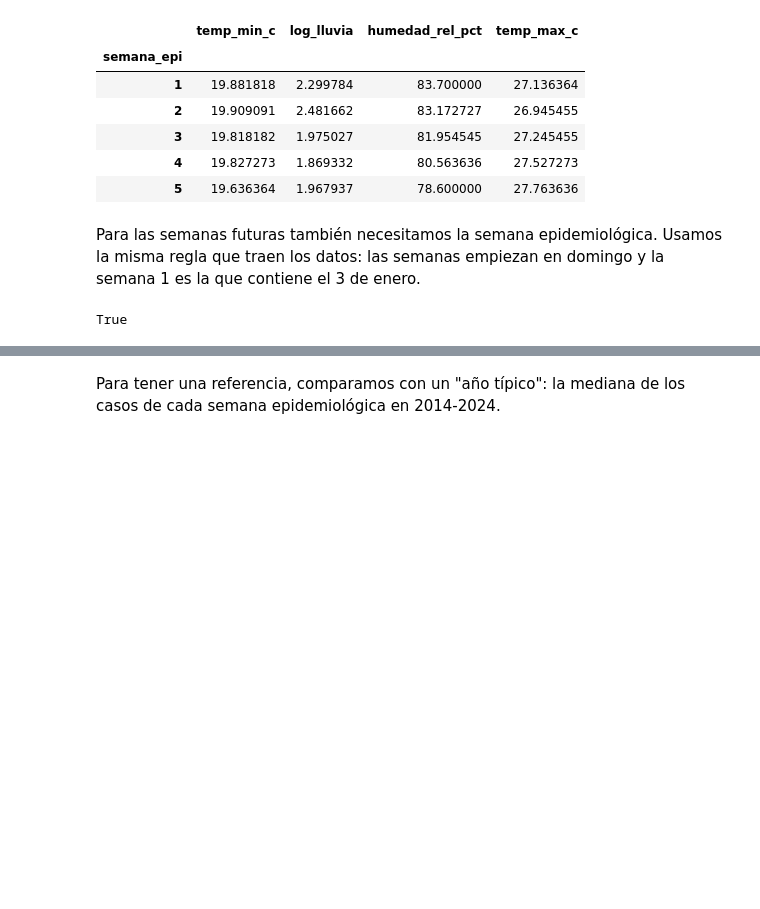
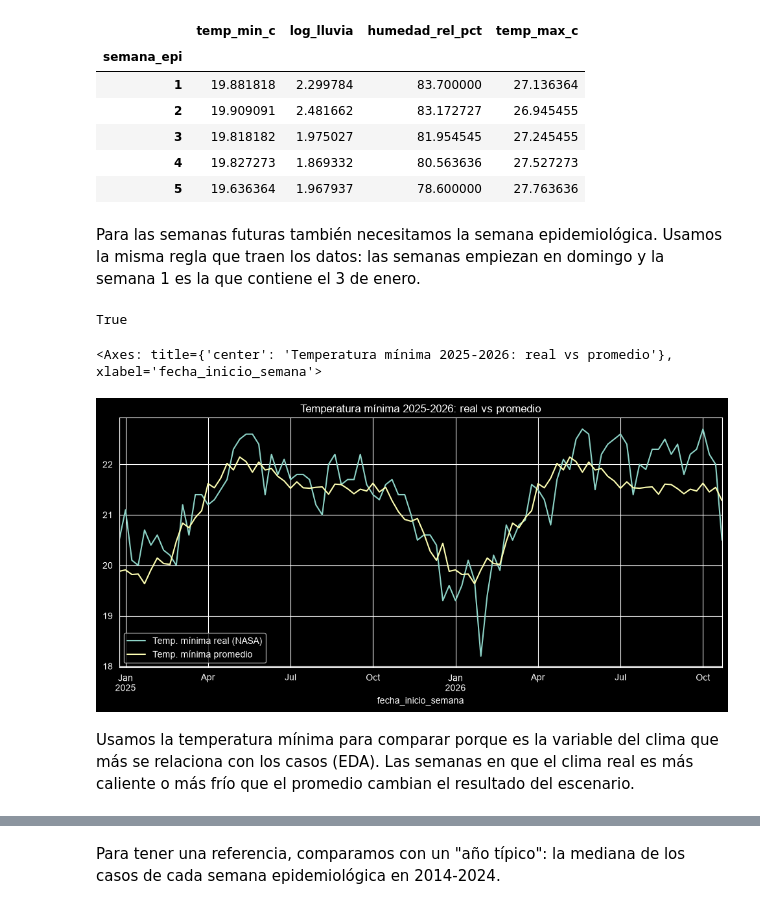
Before and after one commit to DiegoMonteroCRC/VectorIA, a Jupyter notebook: notebooks/03_LSTM_Casos.ipynb, the cells around one changed output, grey strips where cells are left out. Drawn from its saved outputs; the diff is of its cells as text; code cells hidden in the pictures; blank space fills up the shorter version.

```diff
--- a/notebooks/03_LSTM_Casos.ipynb
+++ b/notebooks/03_LSTM_Casos.ipynb
@@ -619,3 +645,16 @@ all(semana_epidemiologica(fecha) == (anio, semana)
     for fecha, anio, semana in zip(df.index, df['anio'], df['semana_epi']))
 # %% [output]
 True
+# %%
+# Comparamos el clima real de 2025-2026 con el clima promedio de esas mismas semanas
+semanas_futuras = [semana_epidemiologica(f)[1] for f in clima_nasa.index]
+comparacion_clima = pd.DataFrame({
+    'Temp. mínima real (NASA)': clima_nasa['temp_min_c'].values,
+    'Temp. mínima promedio': clima_promedio.loc[semanas_futuras, 'temp_min_c'].values,
+}, index=clima_nasa.index)
+comparacion_clima.plot(figsize=(12,5), title='Temperatura mínima 2025-2026: real vs promedio')
+# %% [output]
+<Axes: title={'center': 'Temperatura mínima 2025-2026: real vs promedio'}, xlabel='fecha_inicio_semana'>
+[figure, added]
+# %% [markdown]
+Usamos la temperatura mínima para comparar porque es la variable del clima que más se relaciona con los casos (EDA). Las semanas en que el clima real es más caliente o más frío que el promedio cambian el resultado del escenario.
```
Also changed, not shown: parts of 36 cells of this notebook, 3 other files.
